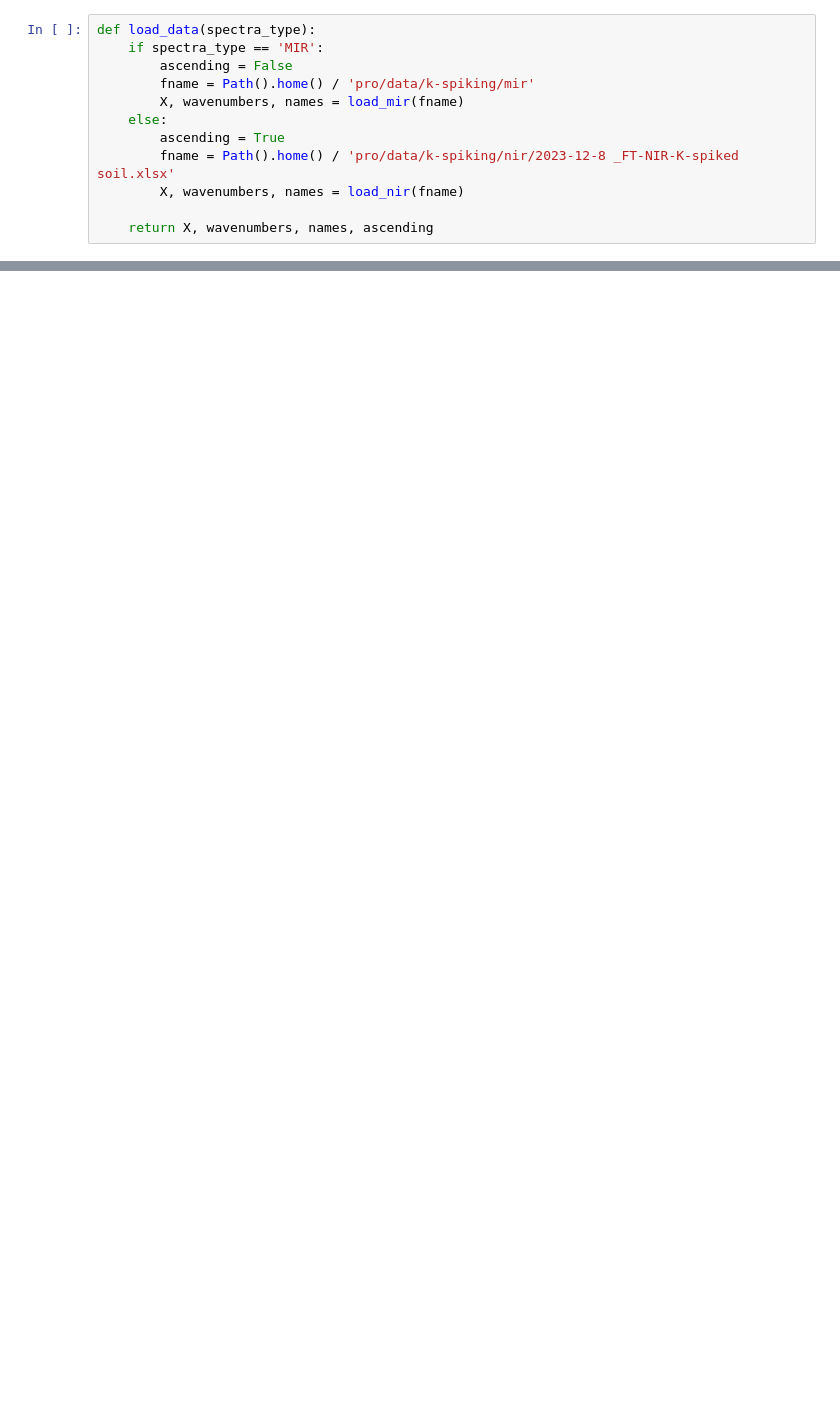
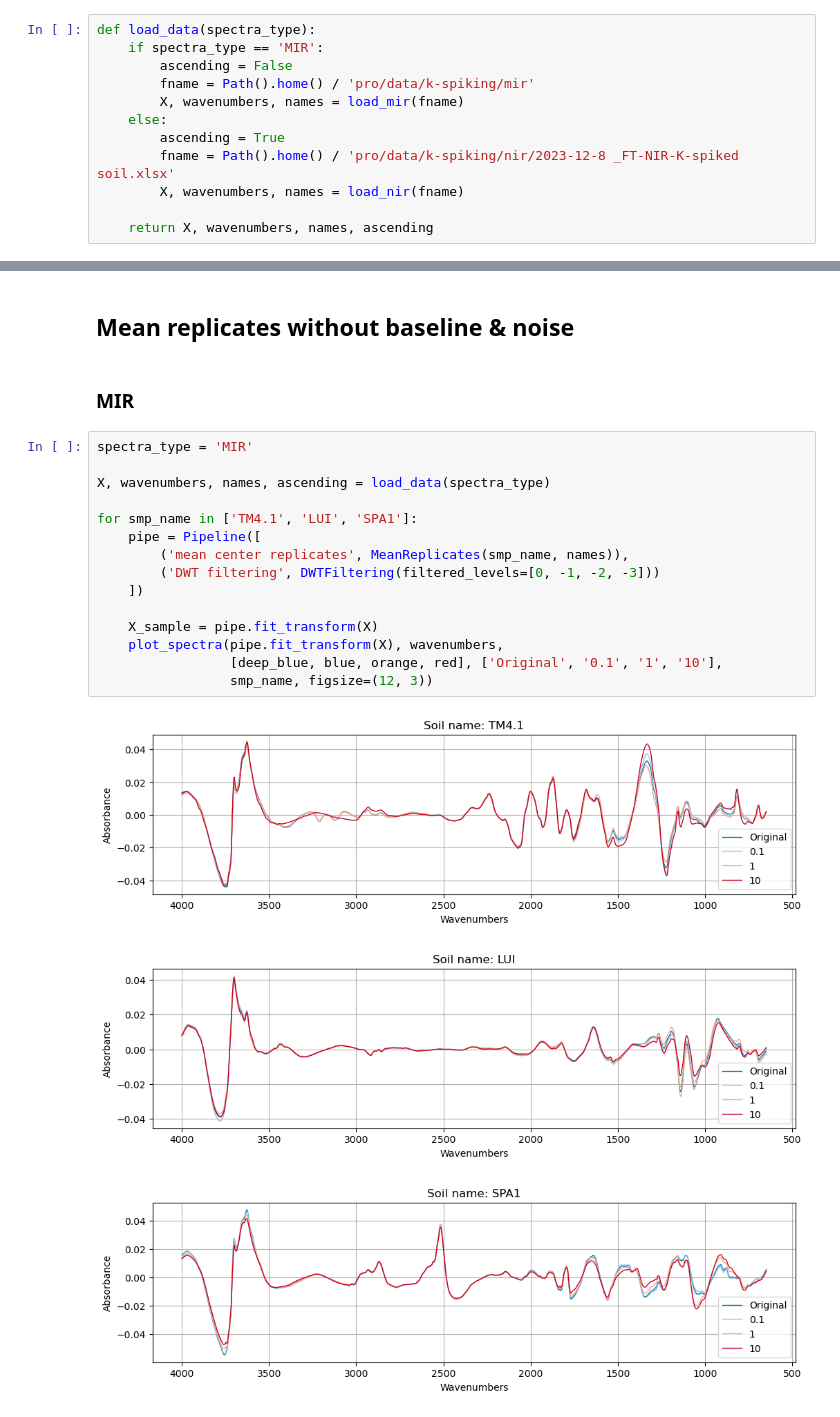
Before and after one commit to franckalbinet/spik, a Jupyter notebook: nbs/paper/spectra-differences.ipynb, the cells around one changed output, grey strips where cells are left out. Saved outputs shown, nothing was run; the diff lists cells and outputs as text; blank space fills up the shorter version.

```diff
--- a/nbs/paper/spectra-differences.ipynb
+++ b/nbs/paper/spectra-differences.ipynb
@@ -77,0 +106,23 @@ plt.show()
+# %% [markdown]
+## Mean replicates without baseline & noise
+# %% [markdown]
+### MIR
+# %%
+spectra_type = 'MIR'
+
+X, wavenumbers, names, ascending = load_data(spectra_type)
+
+for smp_name in ['TM4.1', 'LUI', 'SPA1']:
+    pipe = Pipeline([
+        ('mean center replicates', MeanReplicates(smp_name, names)),
+        ('DWT filtering', DWTFiltering(filtered_levels=[0, -1, -2, -3]))
+    ])
+
+    X_sample = pipe.fit_transform(X)
+    plot_spectra(pipe.fit_transform(X), wavenumbers,
+                 [deep_blue, blue, orange, red], ['Original', '0.1', '1', '10'],
+                 smp_name, figsize=(12, 3))
+# %% [output]
+[figure, added]
+[figure, added]
+[figure, added]
```
Also changed, not shown: parts of 21 cells of this notebook, 7 other files.
